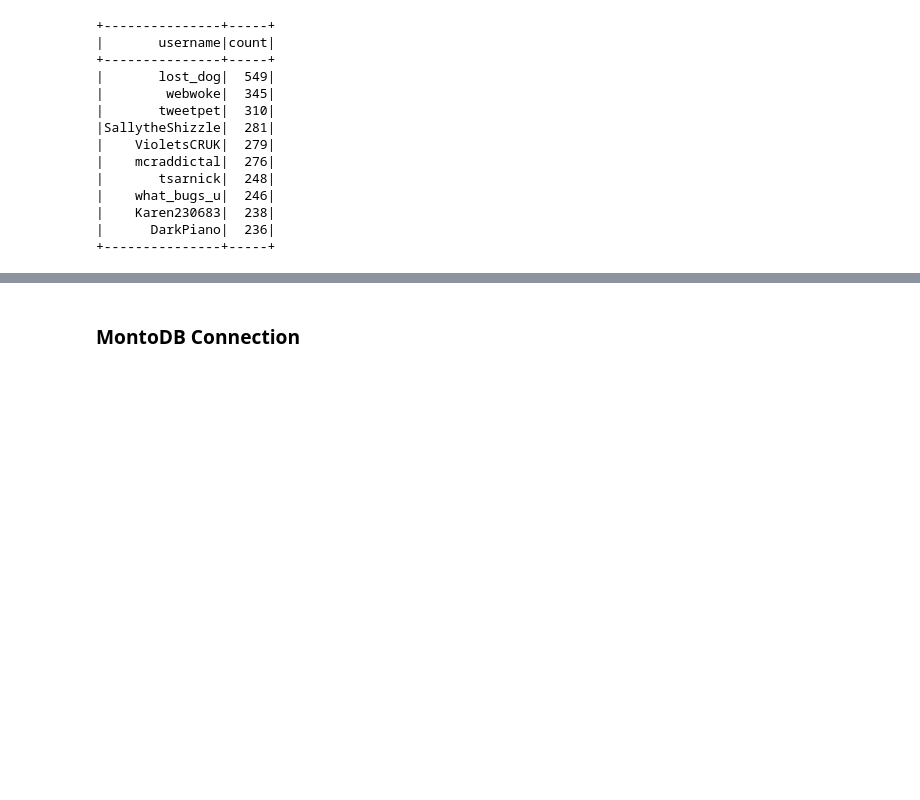
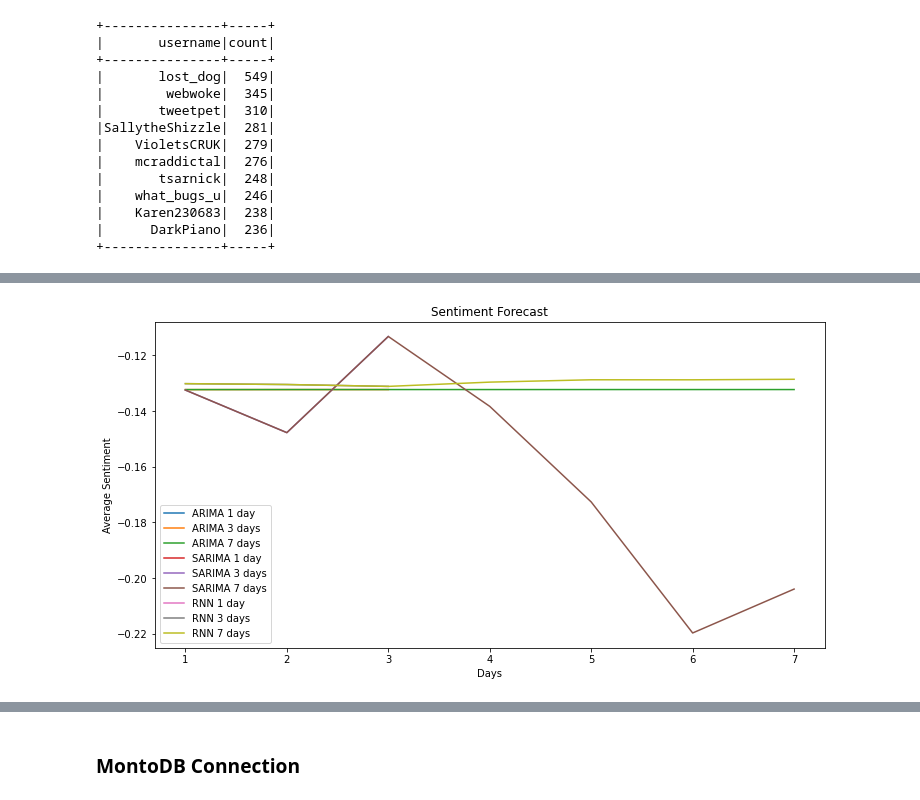
Before and after one commit to CCT2017156/CA2_Sem2, a Jupyter notebook: CA2_Semester2.ipynb, the cells around one changed output, grey strips where cells are left out. Drawn from its saved outputs; the diff is of its cells as text; code cells hidden in the pictures; blank space fills up the shorter version.

```diff
--- a/CA2_Semester2.ipynb
+++ b/CA2_Semester2.ipynb
@@ -581,0 +611,35 @@ display(results_df)
+# %%
+# Convert the forecasted values to numpy arrays
+arima_forecast_1d = arima_forecast_1d.values
+arima_forecast_3d = arima_forecast_3d.values
+arima_forecast_7d = arima_forecast_7d.values
+
+sarima_forecast_1d = sarima_forecast_1d.values
+sarima_forecast_3d = sarima_forecast_3d.values
+sarima_forecast_7d = sarima_forecast_7d.values
+
+# Now you can plot these values
+plt.figure(figsize=(12, 6))
+
+# ARIMA
+plt.plot(range(1, 2), arima_forecast_1d, label='ARIMA 1 day')
+plt.plot(range(1, 4), arima_forecast_3d, label='ARIMA 3 days')
+plt.plot(range(1, 8), arima_forecast_7d, label='ARIMA 7 days')
+
+# SARIMA
+plt.plot(range(1, 2), sarima_forecast_1d, label='SARIMA 1 day')
+plt.plot(range(1, 4), sarima_forecast_3d, label='SARIMA 3 days')
+plt.plot(range(1, 8), sarima_forecast_7d, label='SARIMA 7 days')
+
+# RNN
+plt.plot(range(1, 2), rnn_forecast_1d, label='RNN 1 day')
+plt.plot(range(1, 4), rnn_forecast_3d, label='RNN 3 days')
+plt.plot(range(1, 8), rnn_forecast_7d, label='RNN 7 days')
+
+plt.legend()
+plt.title('Sentiment Forecast')
+plt.xlabel('Days')
+plt.ylabel('Average Sentiment')
+plt.show()
+# %% [output]
+[figure, added]
```
Also changed, not shown: parts of 52 cells of this notebook.
